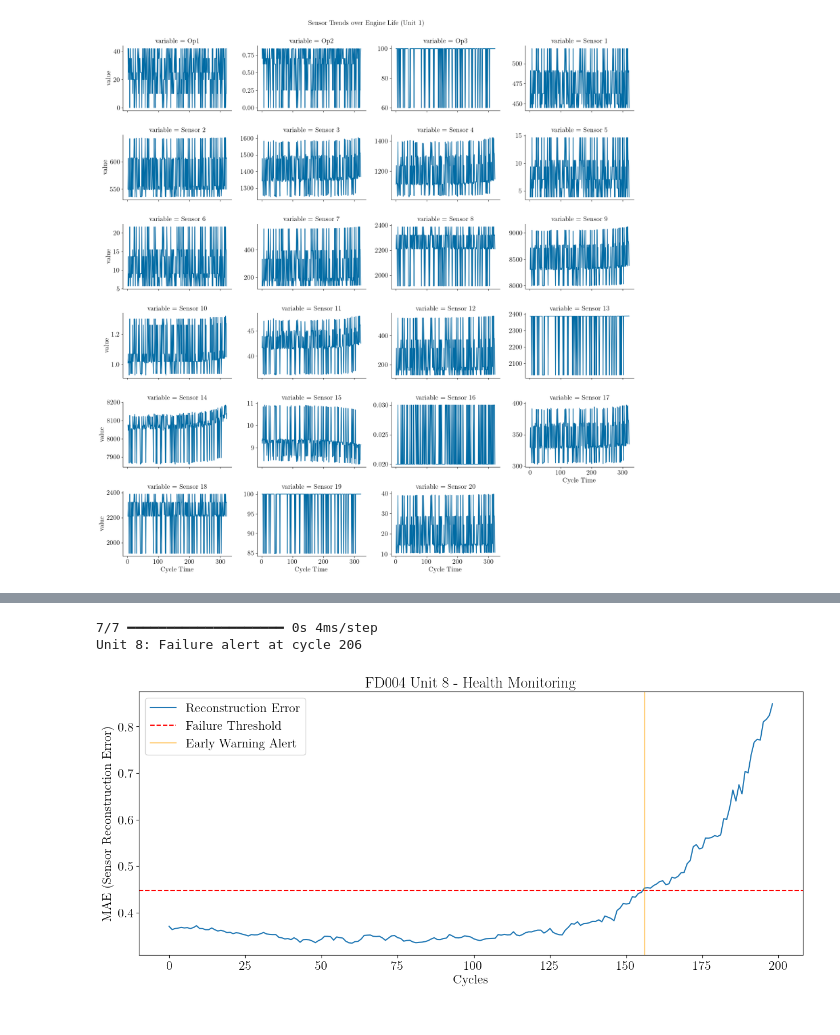
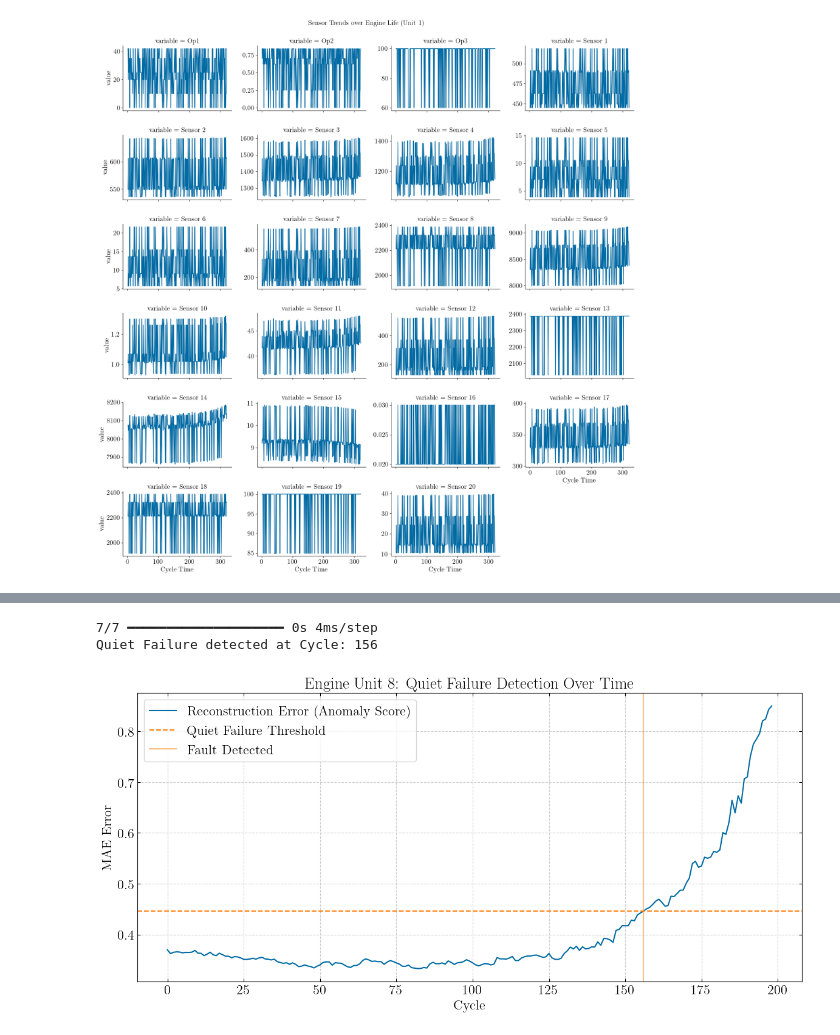
Before and after one commit to RandomKiddo/HackAI2026, a Jupyter notebook: src/Project.ipynb, the cells around one changed output, grey strips where cells are left out. Cells and saved outputs as stored; diff of their text form; code cells hidden in the pictures.

```diff
--- a/src/Project.ipynb
+++ b/src/Project.ipynb
@@ -682,37 +439,12 @@ Unit 3: No failure detected.
 # %%
-# 1. Isolate an engine (e.g., Unit 3 in FD004)
-unit_id = 8
-X_full, Y_actual = get_engine_history_multi(df_test, unit_id, wsize, ops, relevant_sensors)
+anomaly_score = failure_detection(df_test, model, 8, threshold, wsize, ops, relevant_sensors)
 
-# 2. Predict (Model outputs the 13 reconstructed sensors)
-reconstructed = model.predict(X_full)
-
-# 3. Calculate MAE per cycle
-# We compare the (samples, 30, 13) prediction vs (samples, 30, 13) actual
-anomaly_score = np.mean(np.abs(reconstructed - Y_actual), axis=(1, 2))
-
-# 4. Plotting
-plt.figure(figsize=(15, 6))
-plt.plot(anomaly_score, label='Reconstruction Error', color='#1f77b4')
-plt.axhline(y=threshold, color='r', linestyle='--', label='Failure Threshold')
-
-# Highlight the alert point
-try:
-    alert_idx = np.where(anomaly_score > threshold)[0][0]
-    plt.axvline(x=alert_idx, color='orange', alpha=0.5, label='Early Warning Alert')
-    print(f"Unit {unit_id}: Failure alert at cycle {alert_idx + wsize}")
-except IndexError:
-    print(f"Unit {unit_id}: No failure detected.")
-
-plt.title(f'FD004 Unit {unit_id} - Health Monitoring')
-plt.xlabel('Cycles')
-plt.ylabel('MAE (Sensor Reconstruction Error)')
-plt.legend()
+fig = failure_plot(anomaly_score, threshold, 8)
 plt.show()
 # %% [output]
 7/7 ━━━━━━━━━━━━━━━━━━━━ 0s 4ms/step
-Unit 8: Failure alert at cycle 206
+Quiet Failure detected at Cycle: 156
-[figure, old version]
+[figure, new version]
 # %%
 rul_truth = pd.read_csv(os.path.join(path, 'RUL_FD004.txt'), header=None).values.flatten()
 
```
Also changed, not shown: parts of 26 cells of this notebook, 3 other files.
